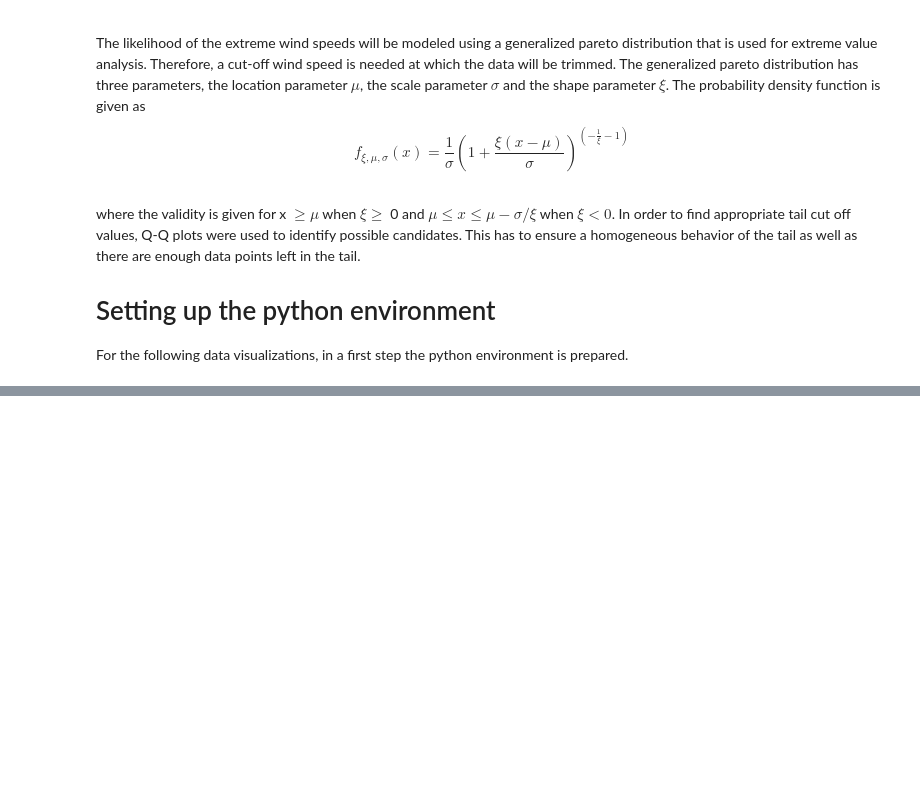
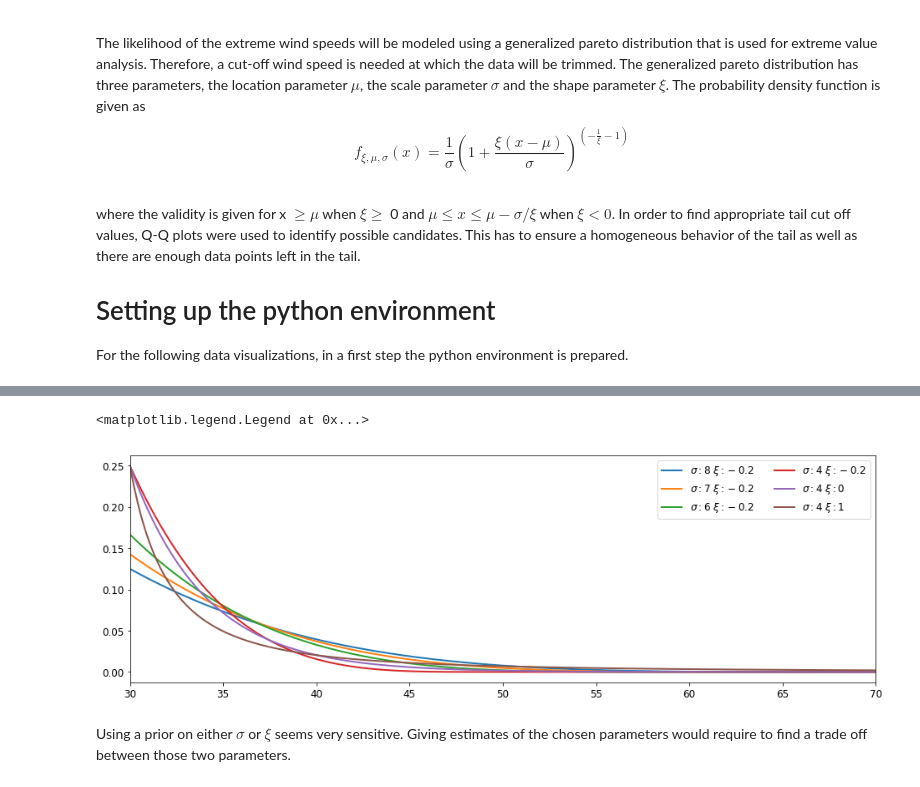
Before and after one commit to FelixBoelle/BDA-project, a Jupyter notebook: BDA-extremeWindDenmark.ipynb, the cells around one changed output, grey strips where cells are left out. Saved outputs shown, nothing was run; the diff lists cells and outputs as text; code cells hidden in the pictures; blank space fills up the shorter version.

```diff
--- a/BDA-extremeWindDenmark.ipynb
+++ b/BDA-extremeWindDenmark.ipynb
@@ -75,0 +83,29 @@ qqp.qqplot(line='45',ax = ax)
+# %%
+def gpareto_pdf(x, u, sigma, k):
+    # generalized pareto for point y, cutoff u, scale sigma and shape k
+    if abs(k) < 10**(-15):
+        return (1/sigma)*np.exp((-(x-u))/sigma)
+    else:
+        # take the support into account
+        y = np.zeros([len(x)])
+        if k < 0:
+            x_sup = x[x <= tail_cutoff-sigma/k]
+        else:
+            x_sup = x[x >= tail_cutoff]
+        y[0:len(x_sup)] = (1/sigma)*np.power((1+k*(x_sup-u)/sigma),(-1/k-1))
+        return y
+# %%
+sigma_test = [8,7,6,4,4,4]
+k_test = [-0.2,-0.2,-0.2,-0.2,0,1]
+fig = plt.figure(figsize = (16,5))
+x = np.linspace(tail_cutoff,70,200)
+for i,k in enumerate(k_test):
+    y = gpareto_pdf(x,tail_cutoff, sigma_test[i], k)
+    plt.plot((x),(y),linewidth = 2, label = r'$\sigma: {1} \; \xi: {0}$'.format(k,sigma_test[i]))
+plt.xlim([tail_cutoff,70])
+plt.legend(ncol  = 2)
+# %% [output]
+<matplotlib.legend.Legend at 0x...>
+[figure, added]
+# %% [markdown]
+Using a prior on either $\sigma$ or $\xi$ seems very sensitive. Giving estimates of the chosen parameters would require to find a trade off between those two parameters.
```
Also changed, not shown: parts of 12 cells of this notebook.
